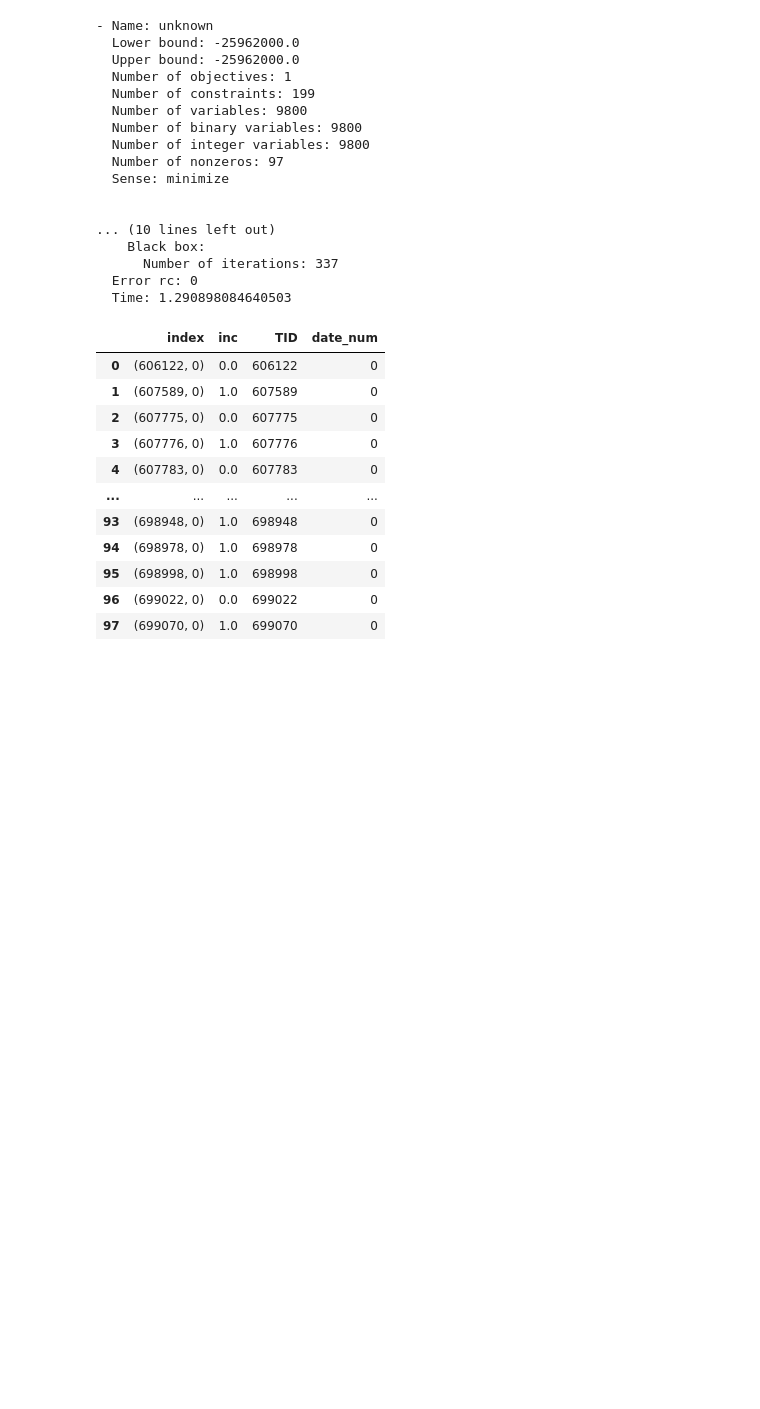
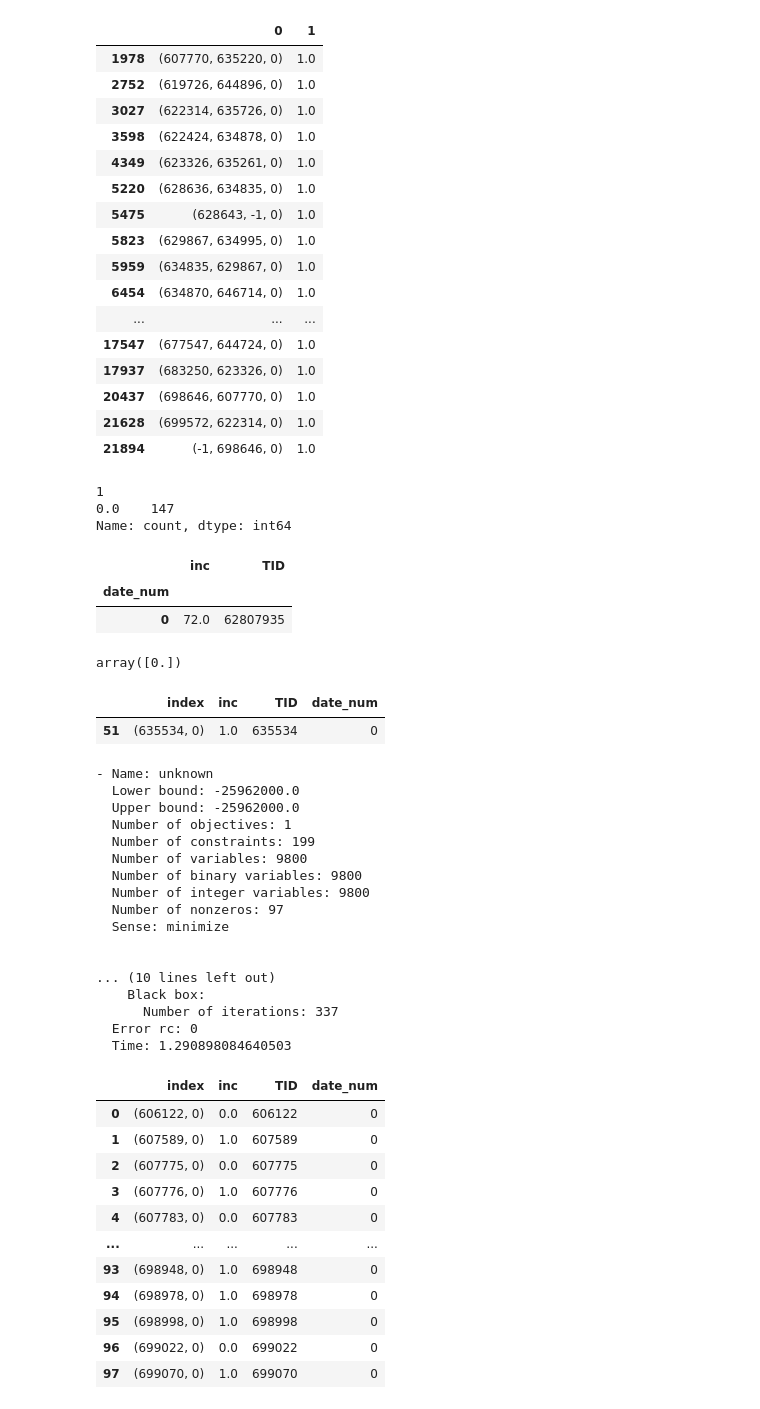
Before and after one commit to SerSmith/bank_schedule, a Jupyter notebook: main.ipynb, the cells around one changed output. Saved outputs shown, nothing was run; the diff lists cells and outputs as text; code cells hidden in the pictures; blank space fills up the shorter version.

```diff
--- a/main.ipynb
+++ b/main.ipynb
@@ -578,3 +425,57 @@ money_start
+# %%
+solution_dict = presolved_models[0].route.extract_values()
+solution_pd = pd.DataFrame(solution_dict.items())
+# solution_pd['TID'], solution_pd['date_num'] = zip(*solution_pd['index'])
+# solution_pd.groupby("date_num").sum('inc')
+solution_pd[solution_pd[1] == 1]
+# %% [output]
+|  | 0 | 1 |
+| 1978 | (607770, 635220, 0) | 1.0 |
+| 2752 | (619726, 644896, 0) | 1.0 |
+| 3027 | (622314, 635726, 0) | 1.0 |
+| 3598 | (622424, 634878, 0) | 1.0 |
+| 4349 | (623326, 635261, 0) | 1.0 |
+| 5220 | (628636, 634835, 0) | 1.0 |
+| 5475 | (628643, -1, 0) | 1.0 |
+| 5823 | (629867, 634995, 0) | 1.0 |
+| 5959 | (634835, 629867, 0) | 1.0 |
+| 6454 | (634870, 646714, 0) | 1.0 |
+| ... | ... | ... |
+| 17547 | (677547, 644724, 0) | 1.0 |
+| 17937 | (683250, 623326, 0) | 1.0 |
+| 20437 | (698646, 607770, 0) | 1.0 |
+| 21628 | (699572, 622314, 0) | 1.0 |
+| 21894 | (-1, 698646, 0) | 1.0 |
+# %%
+solution_dict = presolved_models[0].rank.extract_values()
+solution_pd = pd.DataFrame(solution_dict.items())
+# solution_pd['TID'], solution_pd['date_num'] = zip(*solution_pd['index'])
+# solution_pd.groupby("date_num").sum('inc')
+solution_pd[1].value_counts()
+# %% [output]
+1
+0.0    147
+Name: count, dtype: int64
+# %%
+solution_dict = presolved_models[0].money_inc.extract_values()
+solution_pd = pd.DataFrame(solution_dict.items(), columns=['index', 'inc'])
+solution_pd['TID'], solution_pd['date_num'] = zip(*solution_pd['index'])
+solution_pd.groupby("date_num").sum('inc')
+# %% [output]
+|  | inc | TID |
+| date_num |  |  |
+| 0 | 72.0 | 62807935 |
+# %%
+solution_dict = presolved_models[0].rank.extract_values()
+# solution_pd = pd.DataFrame(solution_dict.items(), columns=['index', 'inc'])
+pd.DataFrame(solution_dict.items())[1].unique()
+# %% [output]
+array([0.])
+# %%
+solution_pd[solution_pd["inc"] != 0]
+# %% [output]
+|  | index | inc | TID | date_num |
+| 51 | (635534, 0) | 1.0 | 635534 | 0 |
 # %%
 
 
```
Also changed, not shown: parts of 7 cells of this notebook, 1 other file.
